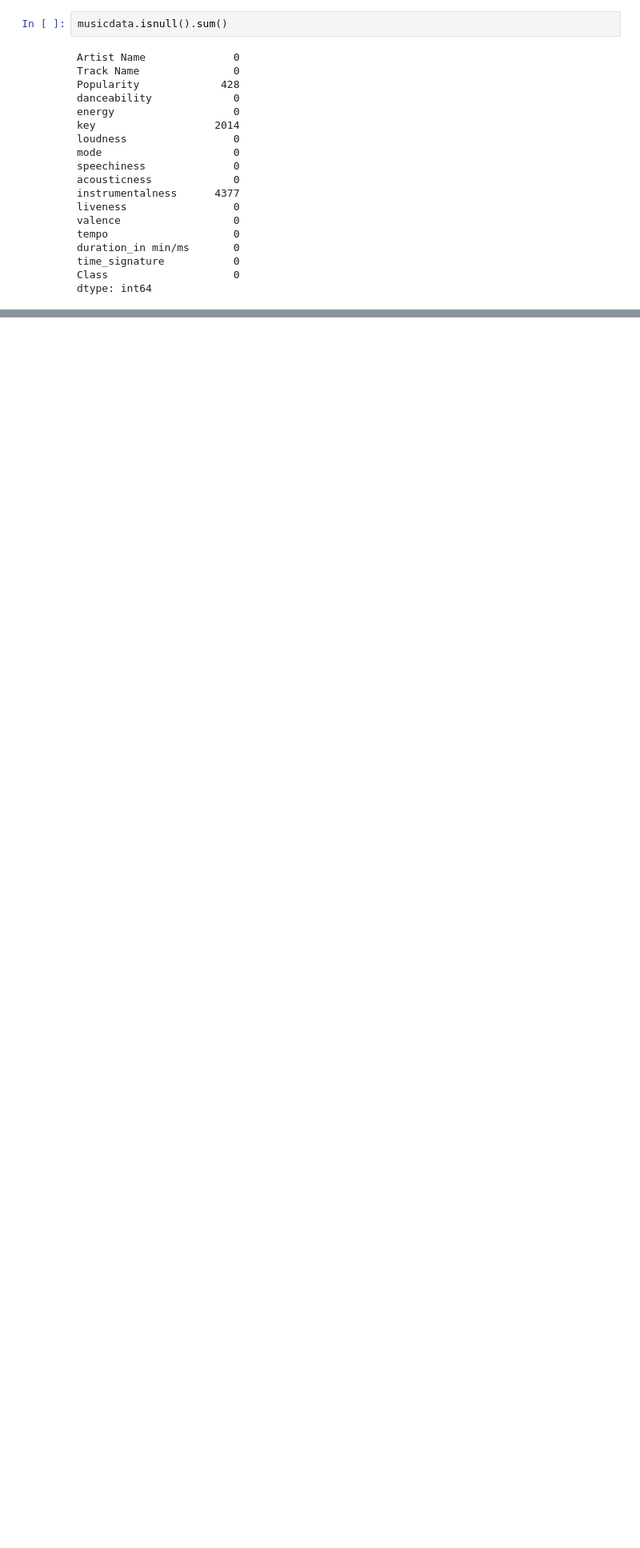
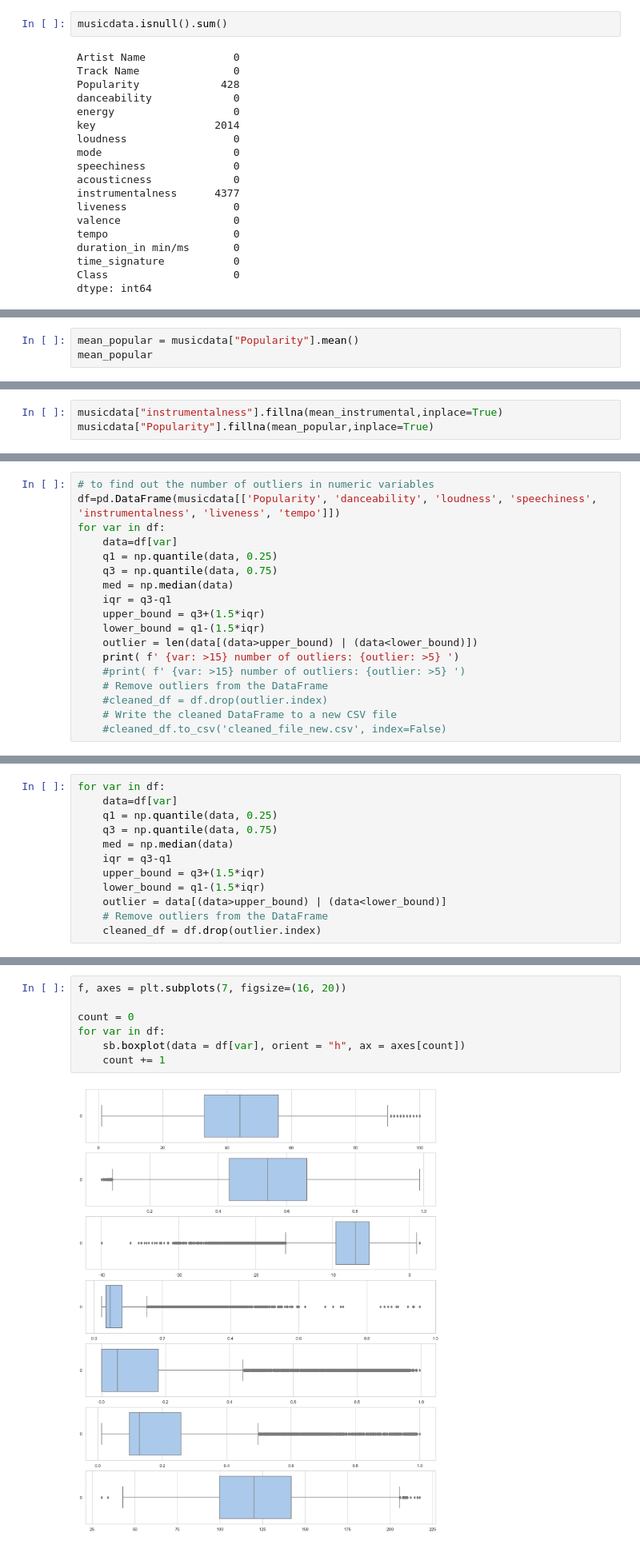
Before and after one commit to cianmung/SC1015---Mini-Project, a Jupyter notebook: Project.ipynb, the cells around one changed output, grey strips where cells are left out. Shown at 80% size. Cells and saved outputs as stored; diff of their text form; blank space fills up the shorter version.

```diff
--- a/Project.ipynb
+++ b/Project.ipynb
@@ -196,0 +248,3 @@ dtype: int64
+# %%
+mean_popular = musicdata["Popularity"].mean()
+mean_popular
@@ -196,0 +253,3 @@ dtype: int64
+# %%
+musicdata["instrumentalness"].fillna(mean_instrumental,inplace=True)
+musicdata["Popularity"].fillna(mean_popular,inplace=True)
@@ -196,0 +277,18 @@ dtype: int64
+# %%
+# to find out the number of outliers in numeric variables
+df=pd.DataFrame(musicdata[['Popularity', 'danceability', 'loudness', 'speechiness', 'instrumentalness', 'liveness', 'tempo']])
+for var in df:
+    data=df[var]
+    q1 = np.quantile(data, 0.25)
+    q3 = np.quantile(data, 0.75)
+    med = np.median(data)
+    iqr = q3-q1
+    upper_bound = q3+(1.5*iqr)
+    lower_bound = q1-(1.5*iqr)
+    outlier = len(data[(data>upper_bound) | (data<lower_bound)])
+    print( f' {var: >15} number of outliers: {outlier: >5} ')
+    #print( f' {var: >15} number of outliers: {outlier: >5} ')
+    # Remove outliers from the DataFrame
+    #cleaned_df = df.drop(outlier.index)
+    # Write the cleaned DataFrame to a new CSV file
+    #cleaned_df.to_csv('cleaned_file_new.csv', index=False)
@@ -196,0 +303,12 @@ dtype: int64
+# %%
+for var in df:
+    data=df[var]
+    q1 = np.quantile(data, 0.25)
+    q3 = np.quantile(data, 0.75)
+    med = np.median(data)
+    iqr = q3-q1
+    upper_bound = q3+(1.5*iqr)
+    lower_bound = q1-(1.5*iqr)
+    outlier = data[(data>upper_bound) | (data<lower_bound)]
+    # Remove outliers from the DataFrame
+    cleaned_df = df.drop(outlier.index)
@@ -196,0 +323,9 @@ dtype: int64
+# %%
+f, axes = plt.subplots(7, figsize=(16, 20))
+
+count = 0
+for var in df:
+    sb.boxplot(data = df[var], orient = "h", ax = axes[count])
+    count += 1
+# %% [output]
+[figure, added]
```
Also changed, not shown: parts of 13 cells of this notebook.
